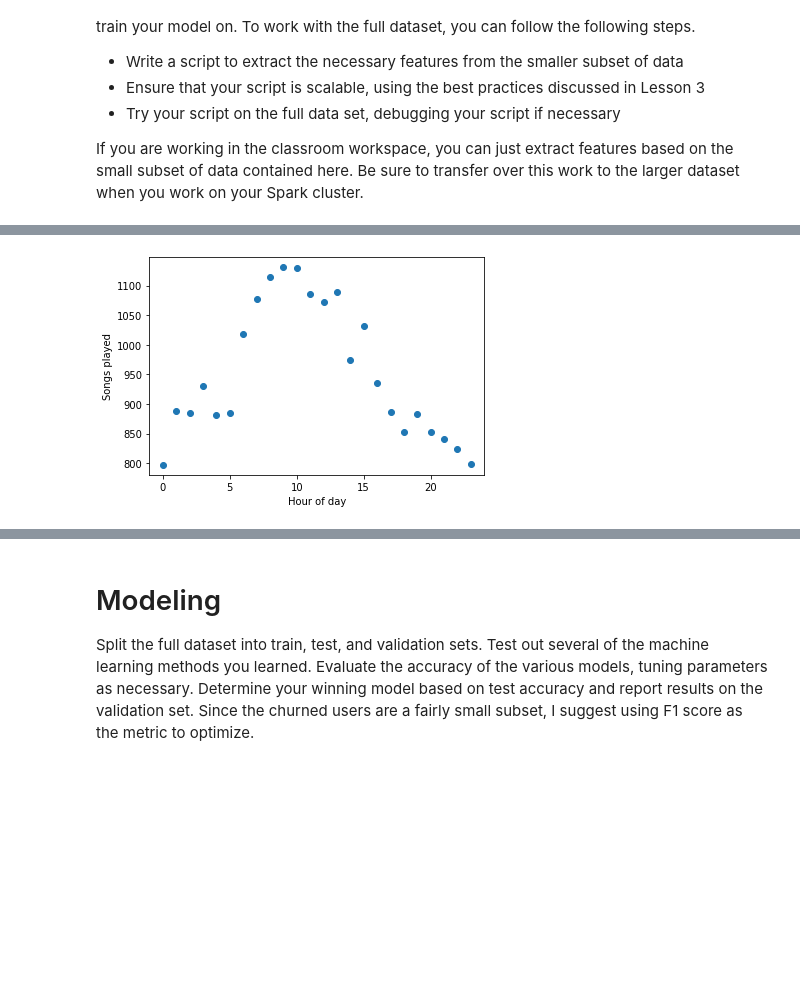
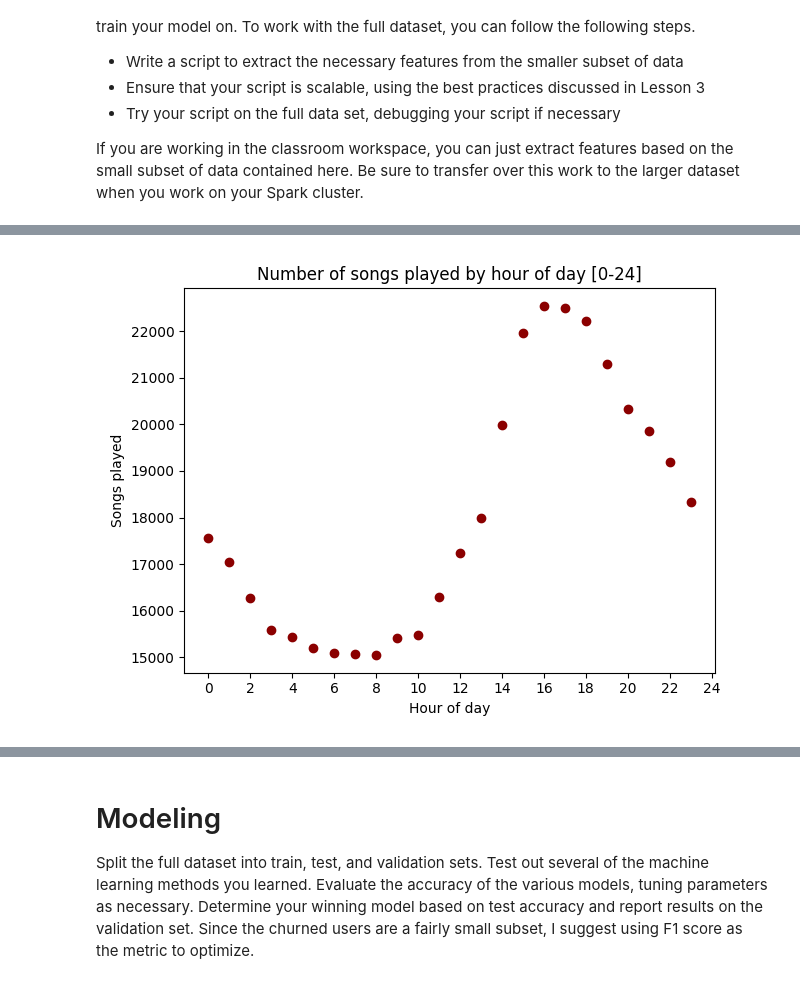
Before and after one commit to pwolter/sparkify, a Jupyter notebook: Sparkify.ipynb, the cells around one changed output, grey strips where cells are left out. Saved outputs shown, nothing was run; the diff lists cells and outputs as text; code cells hidden in the pictures; blank space fills up the shorter version.

Commit message:
feat: Final Sparkify Jupyter Notebook for project
Final notebook with all results succesfully executed in AWS EMR cluster

```diff
--- a/Sparkify.ipynb
+++ b/Sparkify.ipynb
@@ -59,4 +72,6 @@ spark.conf.set("spark.sql.repl.eagerEval.enabled", True)
 In this workspace, the mini-dataset file is `mini_sparkify_event_data.json`. Load and clean the dataset, checking for invalid or missing data - for example, records without userids or sessionids.
 # %%
 # Cerate a Dataframe reading the JSON file
-all_df = spark.read.json('mini_sparkify_event_data.json')
+data_file = "s3n://pwolter-notebook-work/medium-sparkify-event-data.json"
+# data_file = "s3n://udacity-dsnd/sparkify/medium-sparkify-event-data.json"
+df = spark.read.json(data_file)
@@ -87,8 +107,5 @@ root
  |-- ts: long (nullable = true)
  |-- userAgent: string (nullable = true)
  |-- userId: string (nullable = true)
-# %%
-df = all_df.sample(withReplacement=False, fraction=0.1, seed=42)
-# df = all_df.select("*").persist()
 # %%
 df = df.withColumn("userId", df["userId"].cast(IntegerType()))
@@ -332,3 +304,28 @@ Once you've familiarized yourself with the data, build out the features you find
 - Try your script on the full data set, debugging your script if necessary
 
 If you are working in the classroom workspace, you can just extract features based on the small subset of data contained here. Be sure to transfer over this work to the larger dataset when you work on your Spark cluster.
+# %%
+# Source idea from here: https://medium.com/@junwan01/oversampling-and-undersampling-with-pyspark-5dbc25cdf253
+major_df = df_new.where(df_new["churn"] == 0)
+minor_df = df_new.where(df_new["churn"] == 1)
+
+major_df_count = major_df.count()
+minor_df_count = minor_df.count()
+
+ratio = int(major_df_count/minor_df_count)
+print("ratio: {}".format(ratio))
+
+a = range(ratio)
+
+# duplicate the minority rows
+oversampled_df = minor_df.withColumn("dummy", explode(array([lit(x) for x in a]))).drop('dummy')
+
+# combine both oversampled minority rows and previous majority rows
+df_new = major_df.unionAll(oversampled_df)
+
+print("df count before resample: {}".format(df.count()))
+
+print("df count after resample: {}".format(df_new.count()))
+
+# We can see that the 'churn' column is very less unbalanced now
+df_new.groupby('churn').count().sort('count', ascending=[False]).show()
@@ -498,9 +590,12 @@ songs_per_day_of_week = df_new.filter(df_new.page == "NextSong")\
 # %%
 songs_per_hour.hour = pd.to_numeric(songs_per_hour.hour)
 
-plt.scatter(songs_per_hour["hour"], songs_per_hour["count"])
-plt.xlim(-1, 24);
-# plt.ylim(0, 1.2 * max(songs_per_hour["count"]))
+plt.clf()
+plt.scatter(songs_per_hour["hour"], songs_per_hour["count"], color='darkred')
+plt.xticks(np.arange(0, 26, 2))
+plt.title("Number of songs played by hour of day [0-24]")
 plt.xlabel("Hour of day")
-plt.ylabel("Songs played");
+plt.ylabel("Songs played")
+plt.tight_layout()
+%matplot plt
 # %% [output]
@@ -507,3 +603,3 @@ plt.ylabel("Songs played");
-[figure, old version]
+[figure, new version]
 # %%
 songs_per_day_of_week.day_of_week = pd.to_numeric(songs_per_day_of_week.day_of_week)
```
Also changed, not shown: parts of 182 cells of this notebook, 7 other files.
